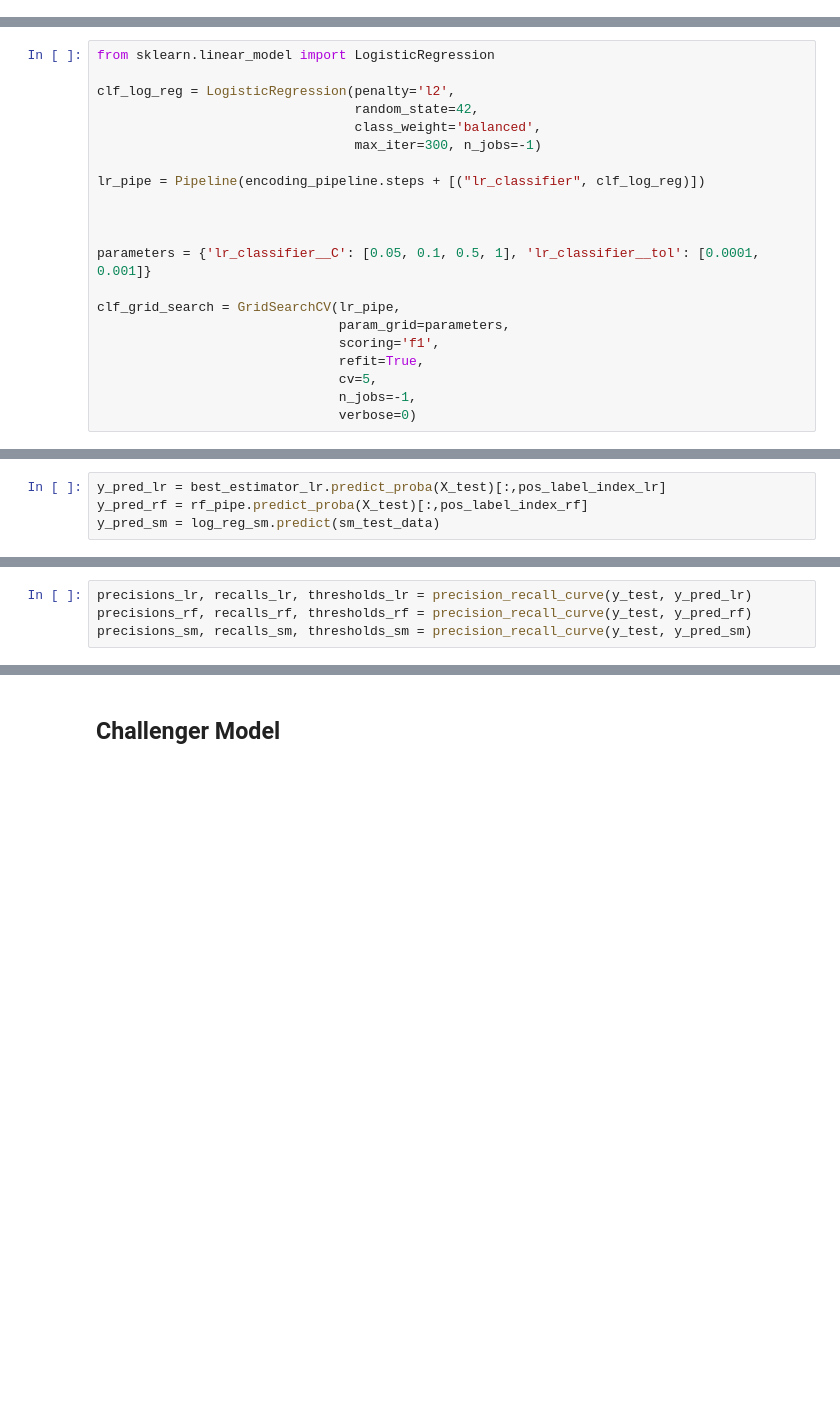
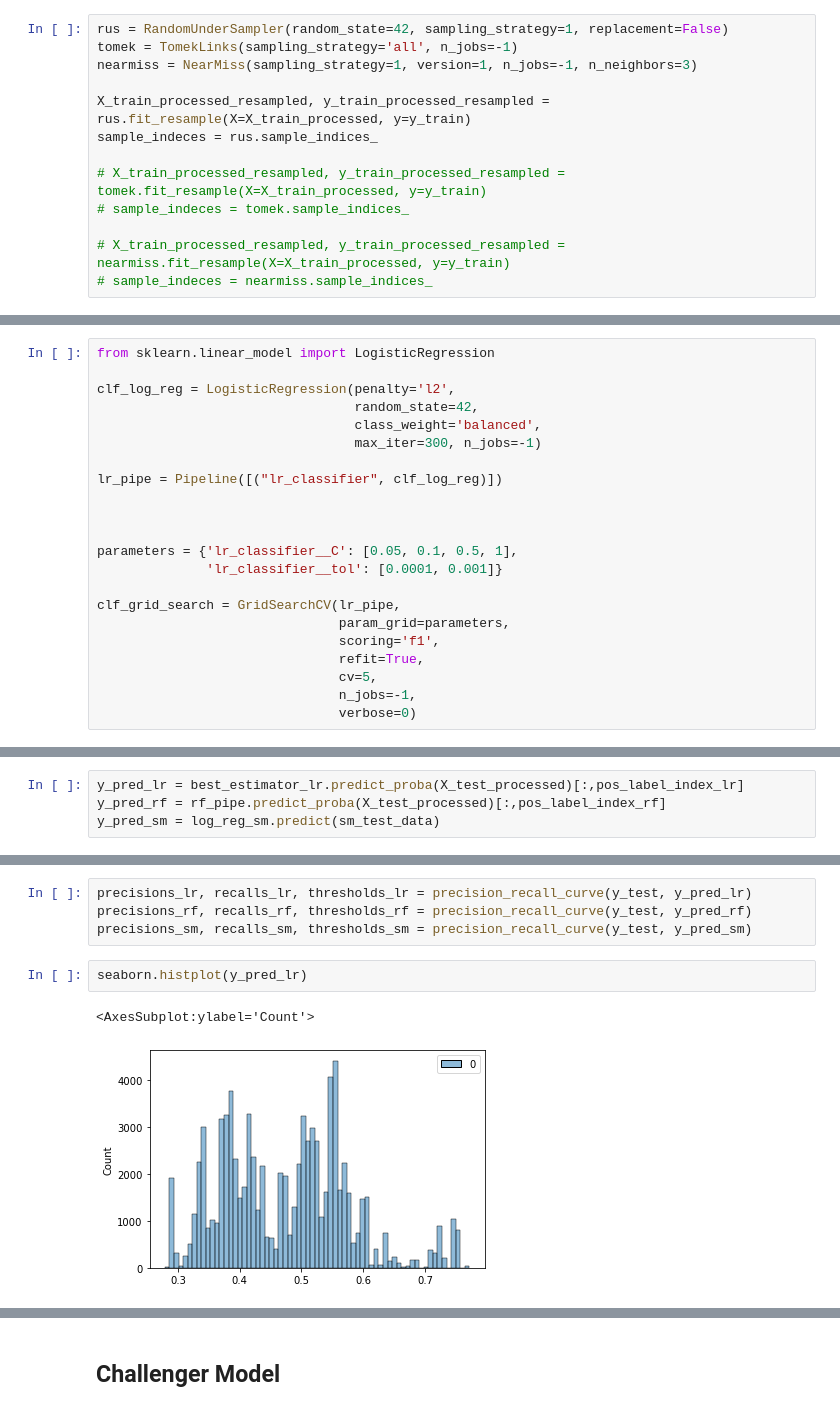
Before and after one commit to pmavrodiev/insurify-ds-challenge, a Jupyter notebook: submission-pavlin.ipynb, the cells around one changed output, grey strips where cells are left out. Cells and saved outputs as stored; diff of their text form; blank space fills up the shorter version.

```diff
--- a/submission-pavlin.ipynb
+++ b/submission-pavlin.ipynb
@@ -210,0 +453,13 @@ dtype: int64
+# %%
+rus = RandomUnderSampler(random_state=42, sampling_strategy=1, replacement=False)
+tomek = TomekLinks(sampling_strategy='all', n_jobs=-1)
+nearmiss = NearMiss(sampling_strategy=1, version=1, n_jobs=-1, n_neighbors=3)
+
+X_train_processed_resampled, y_train_processed_resampled = rus.fit_resample(X=X_train_processed, y=y_train)
+sample_indeces = rus.sample_indices_
+
+# X_train_processed_resampled, y_train_processed_resampled = tomek.fit_resample(X=X_train_processed, y=y_train)
+# sample_indeces = tomek.sample_indices_
+
+# X_train_processed_resampled, y_train_processed_resampled = nearmiss.fit_resample(X=X_train_processed, y=y_train)
+# sample_indeces = nearmiss.sample_indices_
@@ -354,11 +706,12 @@ clf_log_reg = LogisticRegression(penalty='l2',
                                  class_weight='balanced',
                                  max_iter=300, n_jobs=-1)
 
-lr_pipe = Pipeline(encoding_pipeline.steps + [("lr_classifier", clf_log_reg)])
+lr_pipe = Pipeline([("lr_classifier", clf_log_reg)])
 
 
 
-parameters = {'lr_classifier__C': [0.05, 0.1, 0.5, 1], 'lr_classifier__tol': [0.0001, 0.001]}
+parameters = {'lr_classifier__C': [0.05, 0.1, 0.5, 1],
+              'lr_classifier__tol': [0.0001, 0.001]}
 
 clf_grid_search = GridSearchCV(lr_pipe,
                                param_grid=parameters,
@@ -394,8 +740,8 @@ rf_pipe.fit(X_train, y_train['sale']);
 pos_label_index_lr = np.where(best_estimator_lr['lr_classifier'].classes_ == 1)[0]
 pos_label_index_rf = np.where(rf_pipe['rf_classifier'].classes_ == 1)[0]
 # %%
-y_pred_lr = best_estimator_lr.predict_proba(X_test)[:,pos_label_index_lr]
-y_pred_rf = rf_pipe.predict_proba(X_test)[:,pos_label_index_rf]
+y_pred_lr = best_estimator_lr.predict_proba(X_test_processed)[:,pos_label_index_lr]
+y_pred_rf = rf_pipe.predict_proba(X_test_processed)[:,pos_label_index_rf]
 y_pred_sm = log_reg_sm.predict(sm_test_data)
 # %% [markdown]
 **Feature Importance**
@@ -527,3 +879,8 @@ plt.ylabel('True Positive Rate (Positive label: 1.0)');
 precisions_lr, recalls_lr, thresholds_lr = precision_recall_curve(y_test, y_pred_lr)
 precisions_rf, recalls_rf, thresholds_rf = precision_recall_curve(y_test, y_pred_rf)
 precisions_sm, recalls_sm, thresholds_sm = precision_recall_curve(y_test, y_pred_sm)
+# %%
+seaborn.histplot(y_pred_lr)
+# %% [output]
+<AxesSubplot:ylabel='Count'>
+[figure, added]
```
Also changed, not shown: parts of 115 cells of this notebook, 1 other file.
